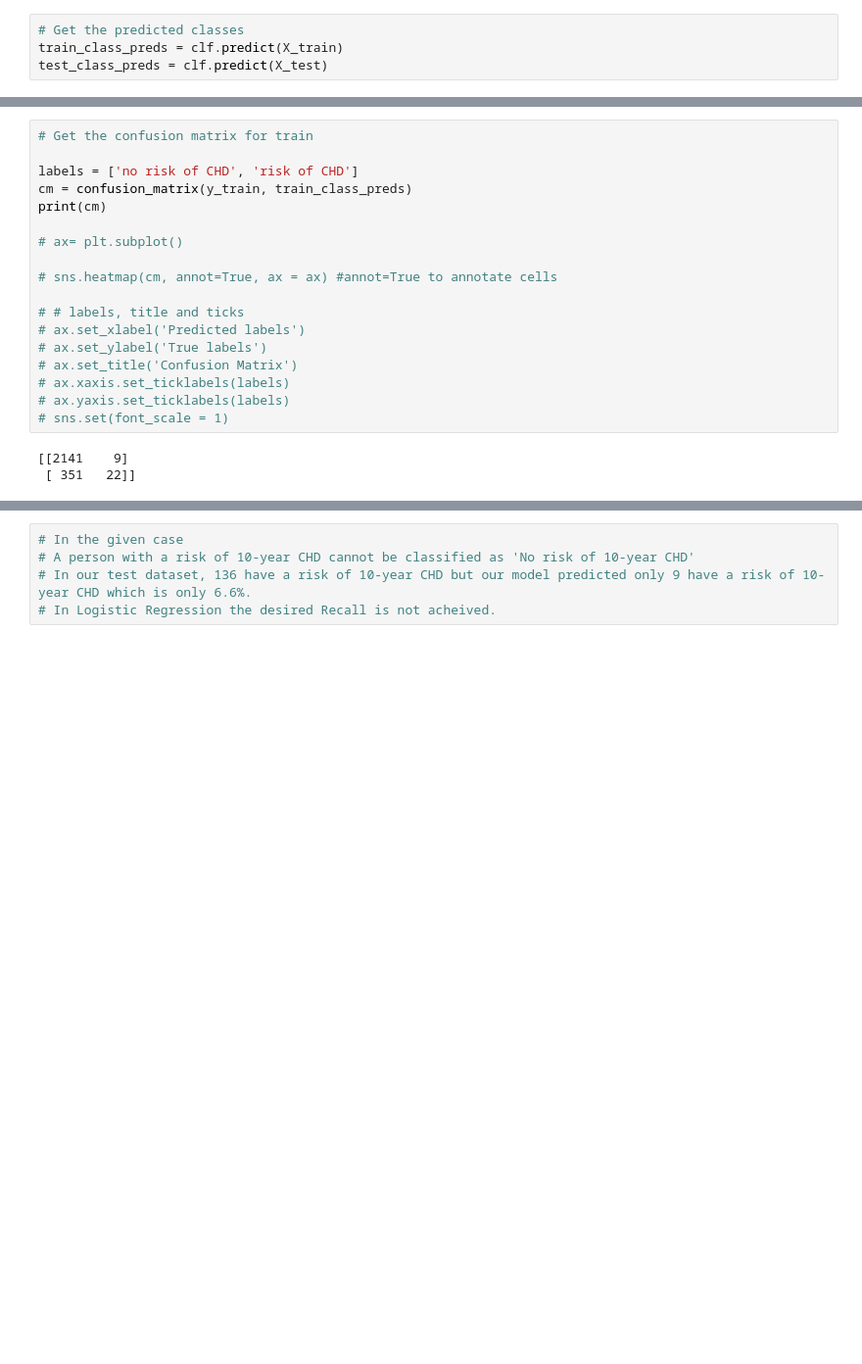
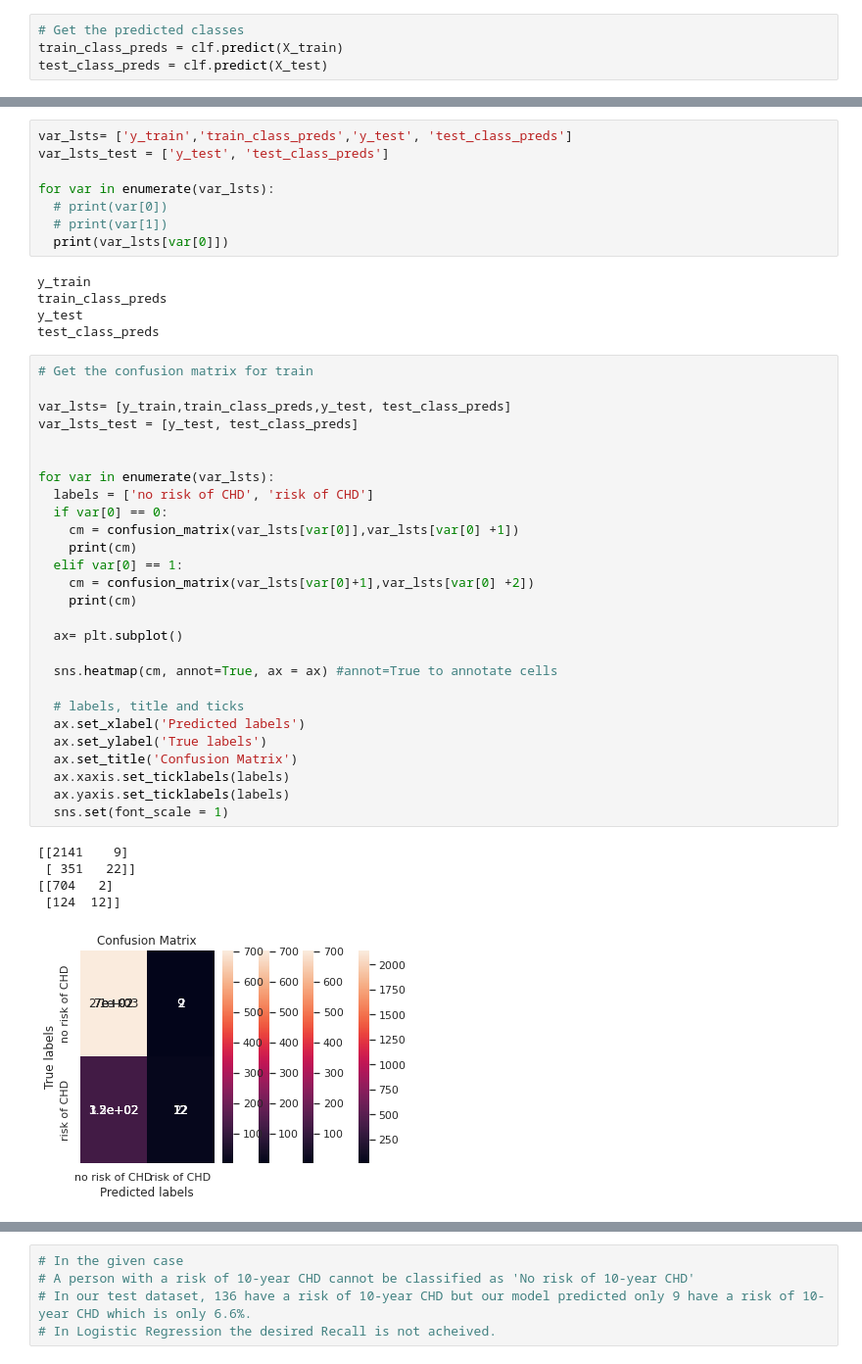
Before and after one commit to SethupathyM/Cardiovascular_Risk_Prediction, a Jupyter notebook: Cardiovascular_Risk_Prediction.ipynb, the cells around one changed output, grey strips where cells are left out. Shown at 98% size. Drawn from its saved outputs; the diff is of its cells as text; blank space fills up the shorter version.

```diff
--- a/Cardiovascular_Risk_Prediction.ipynb
+++ b/Cardiovascular_Risk_Prediction.ipynb
@@ -446,24 +475,49 @@ The Precision Recall score on test data is  0.54632
+# %%
+var_lsts= ['y_train','train_class_preds','y_test', 'test_class_preds']
+var_lsts_test = ['y_test', 'test_class_preds']
+
+for var in enumerate(var_lsts):
+  # print(var[0])
+  # print(var[1])
+  print(var_lsts[var[0]])
+# %% [output]
+y_train
+train_class_preds
+y_test
+test_class_preds
 # %%
 # Get the confusion matrix for train
 
-labels = ['no risk of CHD', 'risk of CHD']
-cm = confusion_matrix(y_train, train_class_preds)
-print(cm)
+var_lsts= [y_train,train_class_preds,y_test, test_class_preds]
+var_lsts_test = [y_test, test_class_preds]
 
-# ax= plt.subplot()
 
-# sns.heatmap(cm, annot=True, ax = ax) #annot=True to annotate cells
+for var in enumerate(var_lsts):
+  labels = ['no risk of CHD', 'risk of CHD']
+  if var[0] == 0:
+    cm = confusion_matrix(var_lsts[var[0]],var_lsts[var[0] +1])
+    print(cm)
+  elif var[0] == 1:
+    cm = confusion_matrix(var_lsts[var[0]+1],var_lsts[var[0] +2])
+    print(cm)
 
-# # labels, title and ticks
-# ax.set_xlabel('Predicted labels')
-# ax.set_ylabel('True labels')
-# ax.set_title('Confusion Matrix')
-# ax.xaxis.set_ticklabels(labels)
-# ax.yaxis.set_ticklabels(labels)
-# sns.set(font_scale = 1)
+  ax= plt.subplot()
+
+  sns.heatmap(cm, annot=True, ax = ax) #annot=True to annotate cells
+
+  # labels, title and ticks
+  ax.set_xlabel('Predicted labels')
+  ax.set_ylabel('True labels')
+  ax.set_title('Confusion Matrix')
+  ax.xaxis.set_ticklabels(labels)
+  ax.yaxis.set_ticklabels(labels)
+  sns.set(font_scale = 1)
 # %% [output]
 [[2141    9]
  [ 351   22]]
+[[704   2]
+ [124  12]]
+[figure, added]
 # %%
 # Get the confusion matrix for test
 
```
Also changed, not shown: parts of 51 cells of this notebook.
